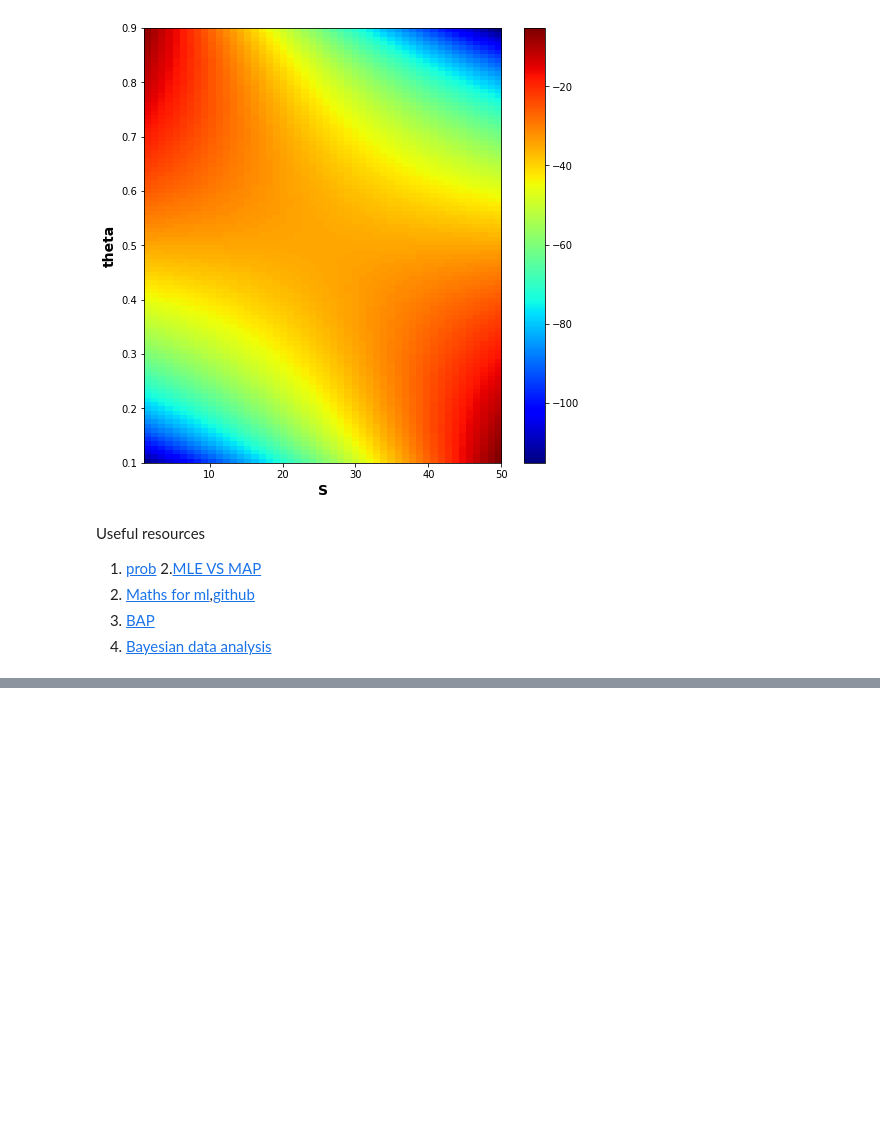
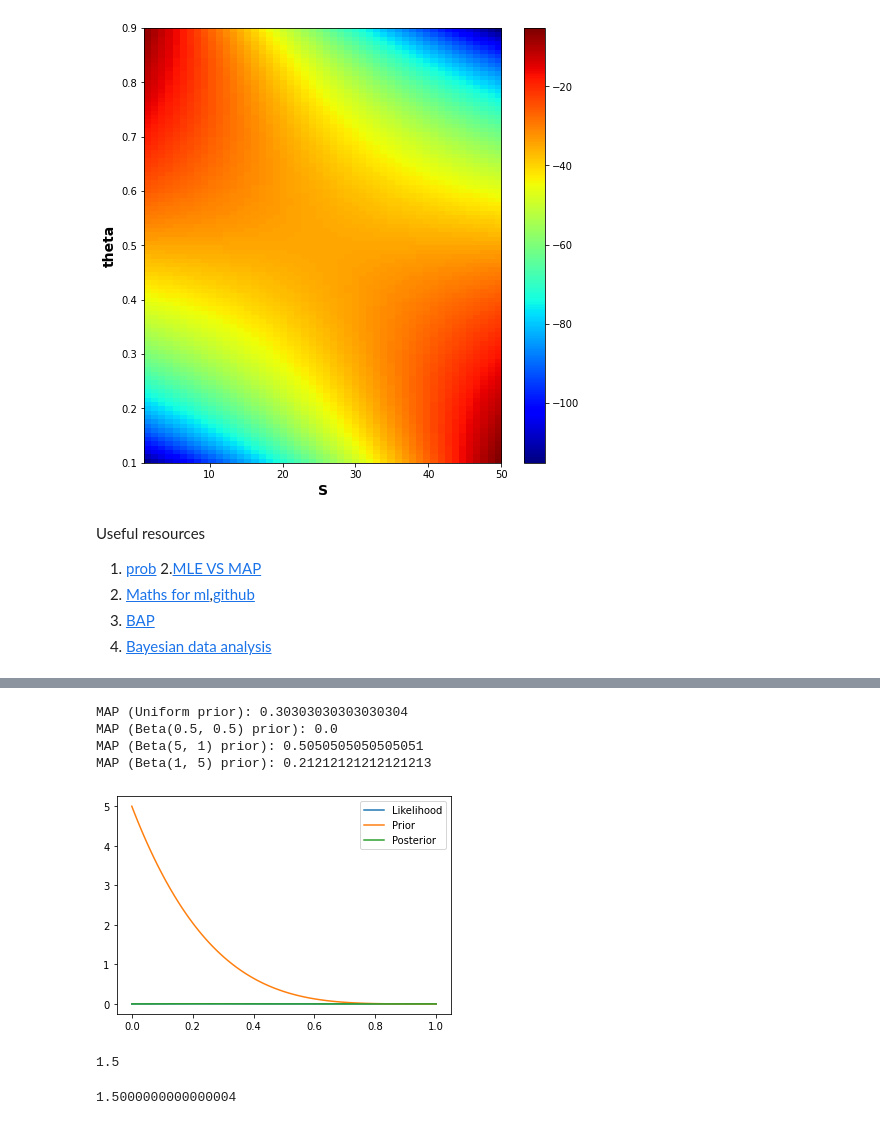
Before and after one commit to vin136/NN-foundations, a Jupyter notebook: Estimating_Probabilities.ipynb, the cells around one changed output, grey strips where cells are left out. Drawn from its saved outputs; the diff is of its cells as text; code cells hidden in the pictures; blank space fills up the shorter version.

```diff
--- a/Estimating_Probabilities.ipynb
+++ b/Estimating_Probabilities.ipynb
@@ -37,0 +117,74 @@ Useful resources
+# %%
+import numpy as np
+import matplotlib.pyplot as plt
+from scipy.stats import beta
+
+# data
+n_heads = 3
+n_tails = 7
+n_tosses = n_heads + n_tails
+theta_prior = np.linspace(0, 1, 100)
+
+# uniform prior
+prior = np.ones(100)
+likelihood = theta_prior**n_heads * (1-theta_prior)**n_tails
+posterior = likelihood * prior
+MAP = theta_prior[np.argmax(posterior)]
+print("MAP (Uniform prior):", MAP)
+
+# Beta(0.5,0.5) prior
+prior = beta.pdf(theta_prior, 0.5, 0.5)
+posterior = likelihood * prior
+MAP = theta_prior[np.argmax(posterior)]
+print("MAP (Beta(0.5, 0.5) prior):", MAP)
+
+# Beta(5,1) prior
+prior = beta.pdf(theta_prior, 5, 1)
+posterior = likelihood * prior
+MAP = theta_prior[np.argmax(posterior)]
+print("MAP (Beta(5, 1) prior):", MAP)
+
+# Beta(1,5) prior
+prior = beta.pdf(theta_prior, 1, 5)
+posterior = likelihood * prior
+MAP = theta_prior[np.argmax(posterior)]
+print("MAP (Beta(1, 5) prior):", MAP)
+
+# Plotting
+plt.figure()
+plt.plot(theta_prior, likelihood, label='Likelihood')
+plt.plot(theta_prior, prior, label='Prior')
+plt.plot(theta_prior, posterior, label='Posterior')
+plt.legend()
+plt.show()
+# %% [output]
+MAP (Uniform prior): 0.30303030303030304
+MAP (Beta(0.5, 0.5) prior): 0.0
+MAP (Beta(5, 1) prior): 0.5050505050505051
+MAP (Beta(1, 5) prior): 0.21212121212121213
+[figure, added]
+# %%
+import math
+
+def beta_pdf(x, a, b):
+    """Probability density function for the beta distribution"""
+    if x < 0 or x > 1:
+        return 0
+    return (x**(a-1) * (1-x)**(b-1)) / (math.gamma(a) * math.gamma(b) / math.gamma(a+b))
+
+# Example usage:
+a = 2
+b = 3
+x = 0.5
+print(beta_pdf(x, a, b))
+# %% [output]
+1.5
+# %%
+import scipy.stats as stats
+
+a = 2
+b = 3
+x = 0.5
+print(stats.beta.pdf(x, a, b))
+# %% [output]
+1.5000000000000004
```
Also changed, not shown: parts of 32 cells of this notebook.
